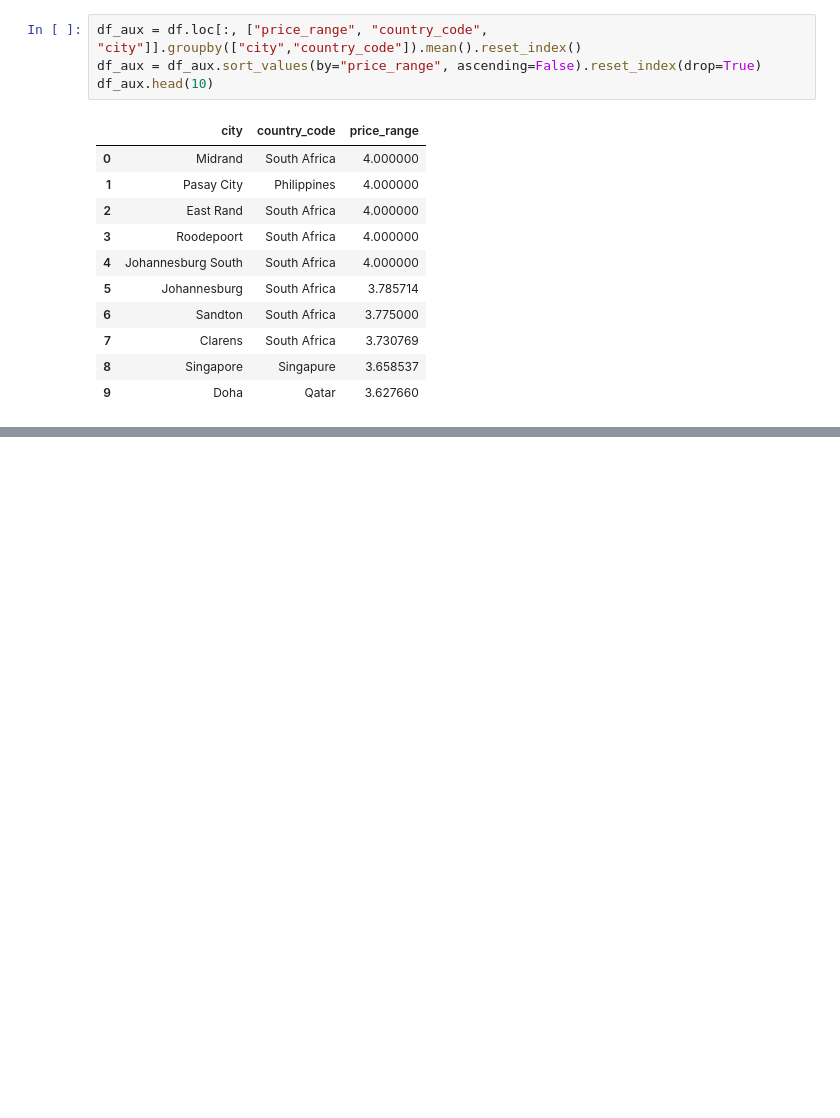
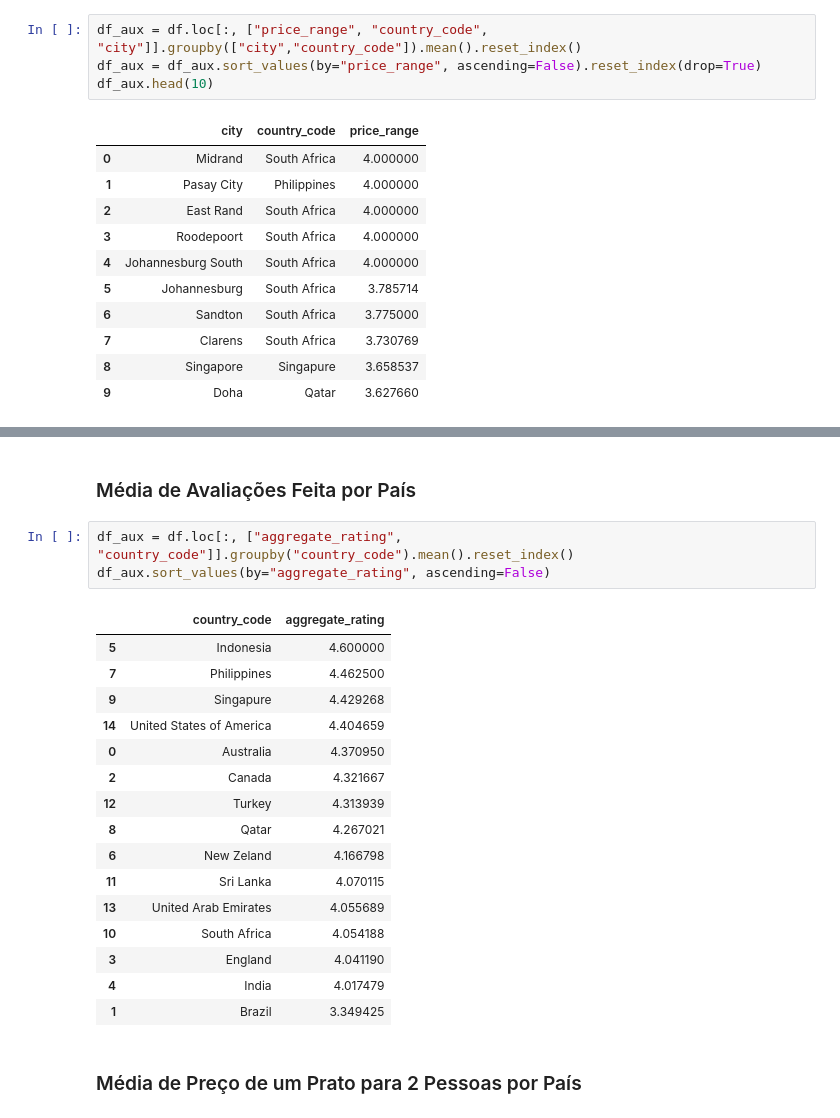
Before and after one commit to RezendeRafaell/fomeZero, a Jupyter notebook: fomeZeroPerguntasIniciais.ipynb, the cells around one changed output, grey strips where cells are left out. Drawn from its saved outputs; the diff is of its cells as text; blank space fills up the shorter version.

```diff
--- a/fomeZeroPerguntasIniciais.ipynb
+++ b/fomeZeroPerguntasIniciais.ipynb
@@ -756,0 +784,24 @@ df.head()
+# %% [markdown]
+### Média de Avaliações Feita por País
+# %%
+df_aux = df.loc[:, ["aggregate_rating", "country_code"]].groupby("country_code").mean().reset_index()
+df_aux.sort_values(by="aggregate_rating", ascending=False)
+# %% [output]
+|  | country_code | aggregate_rating |
+| 5 | Indonesia | 4.600000 |
+| 7 | Philippines | 4.462500 |
+| 9 | Singapure | 4.429268 |
+| 14 | United States of America | 4.404659 |
+| 0 | Australia | 4.370950 |
+| 2 | Canada | 4.321667 |
+| 12 | Turkey | 4.313939 |
+| 8 | Qatar | 4.267021 |
+| 6 | New Zeland | 4.166798 |
+| 11 | Sri Lanka | 4.070115 |
+| 13 | United Arab Emirates | 4.055689 |
+| 10 | South Africa | 4.054188 |
+| 3 | England | 4.041190 |
+| 4 | India | 4.017479 |
+| 1 | Brazil | 3.349425 |
+# %% [markdown]
+### Média de Preço de um Prato para 2 Pessoas por País
```
Also changed, not shown: parts of 31 cells of this notebook, 3 other files.
